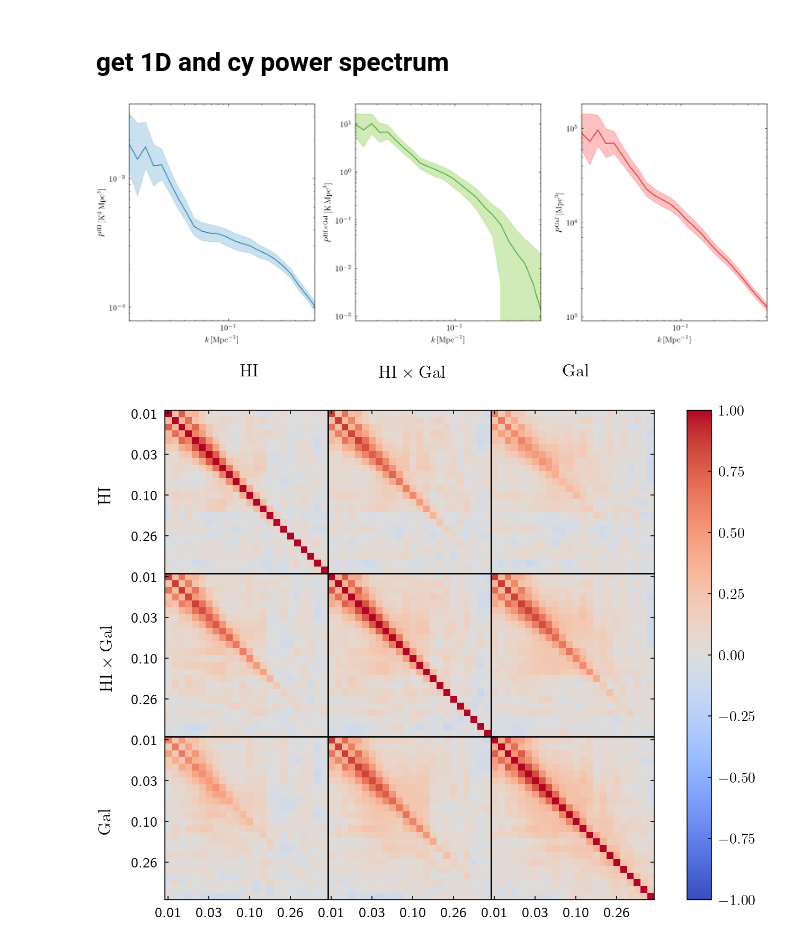
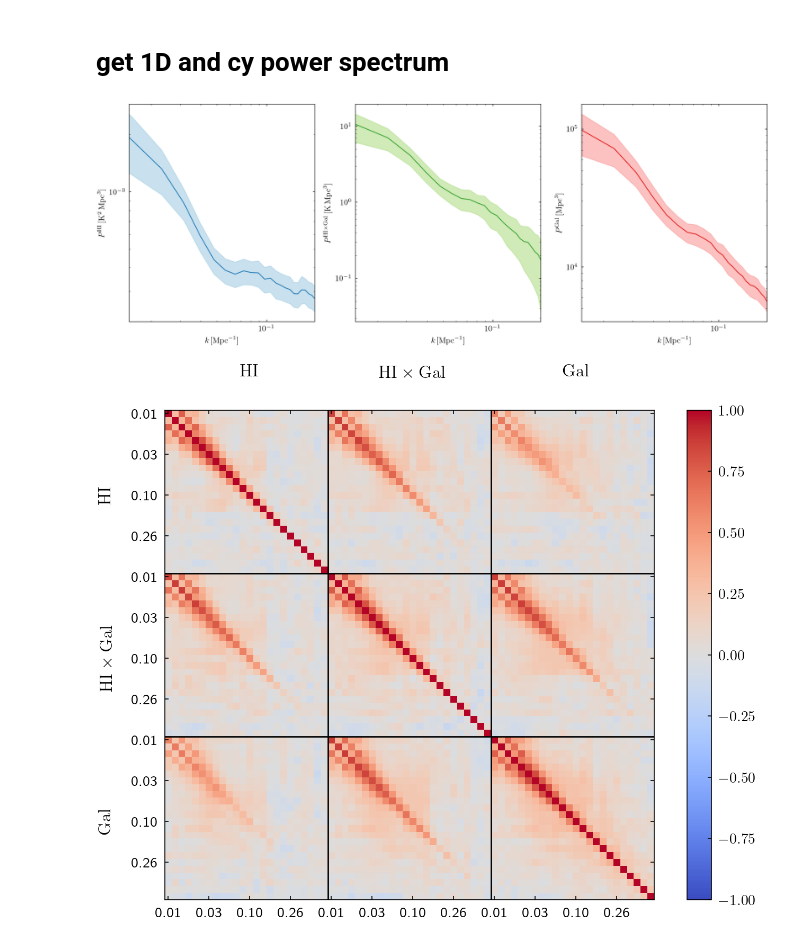
Before and after one commit to meerklass/bao-systematics-task, a Jupyter notebook: notebooks/extract_power_spectrum_covariance.ipynb, the cells around one changed output. Drawn from its saved outputs; the diff is of its cells as text; code cells hidden in the pictures.

```diff
--- a/notebooks/extract_power_spectrum_covariance.ipynb
+++ b/notebooks/extract_power_spectrum_covariance.ipynb
@@ -81,13 +81,13 @@ print(f"fraction of maked pixels {(~kmask_simple).astype(np.float64).mean()}")
 fraction of maked pixels 0.1270338856545753
 # %%
 Nk = 25
-kbins = np.geomspace(
+kbins = np.linspace(
     np.min(kmode3d[kmask_simple]),
     np.max(kmode3d[kmask_simple]),
-    Nk,
+    50,
 )
 
-# kbins = k1dbins
+kbins = k1dbins
 # %%
 N, _, _ = binned_statistic(kmode3d[kmask_simple], [], "count", kbins)
 print(N)
@@ -165,23 +163,23 @@ P_Gal_1d_arr = np.array(P_Gal_1d_arr)
 # %%
 fw, fh = plt.rcParams['figure.figsize']
 fig, axs = plt.subplots(1, 3, figsize=(3.0*fw, 1.5*fh))
 
 
 color = iter(Cp)
 
 ps = [P_HI_1d_arr, P_HIxGal_1d_arr, P_Gal_1d_arr]
 labels = [r"$P^{\rm HI}\,[\mathrm{K}^2\,\mathrm{Mpc}^3]$", r"$P^{\rm HI \times Gal}\,[\mathrm{K}\,\mathrm{Mpc}^3]$", r"$P^{\rm Gal}\,[\mathrm{Mpc}^3]$"]
 for ax, p, l in zip(axs.flatten(), ps, labels):
-    min, median, max = np.percentile(p, [16, 50, 84], axis=0)
+    min, max = np.percentile(p, [16, 84], axis=0)
     ax.fill_between(kbc, min, max, color=next(color), alpha=0.6)
-    ax.loglog(kbc, median, color=next(color))
+    ax.loglog(kbc, p.mean(0), color=next(color))
     ax.set_xlabel(r"$k\,[\mathrm{Mpc}^{-1}]$")
     ax.set_ylabel(l)
 
 fig.tight_layout()
 plt.savefig("plots/powerspectra_rough_1sigma.png")
 # %% [output]
-[figure, old version]
+[figure, new version]
 # %%
 powervector = np.array([*P_HI_1d_arr.T, *P_HIxGal_1d_arr.T, *P_Gal_1d_arr.T]).T
 Ns, nk = powervector.shape
```
Also changed, not shown: parts of 1 cell of this notebook, 4 other files.
